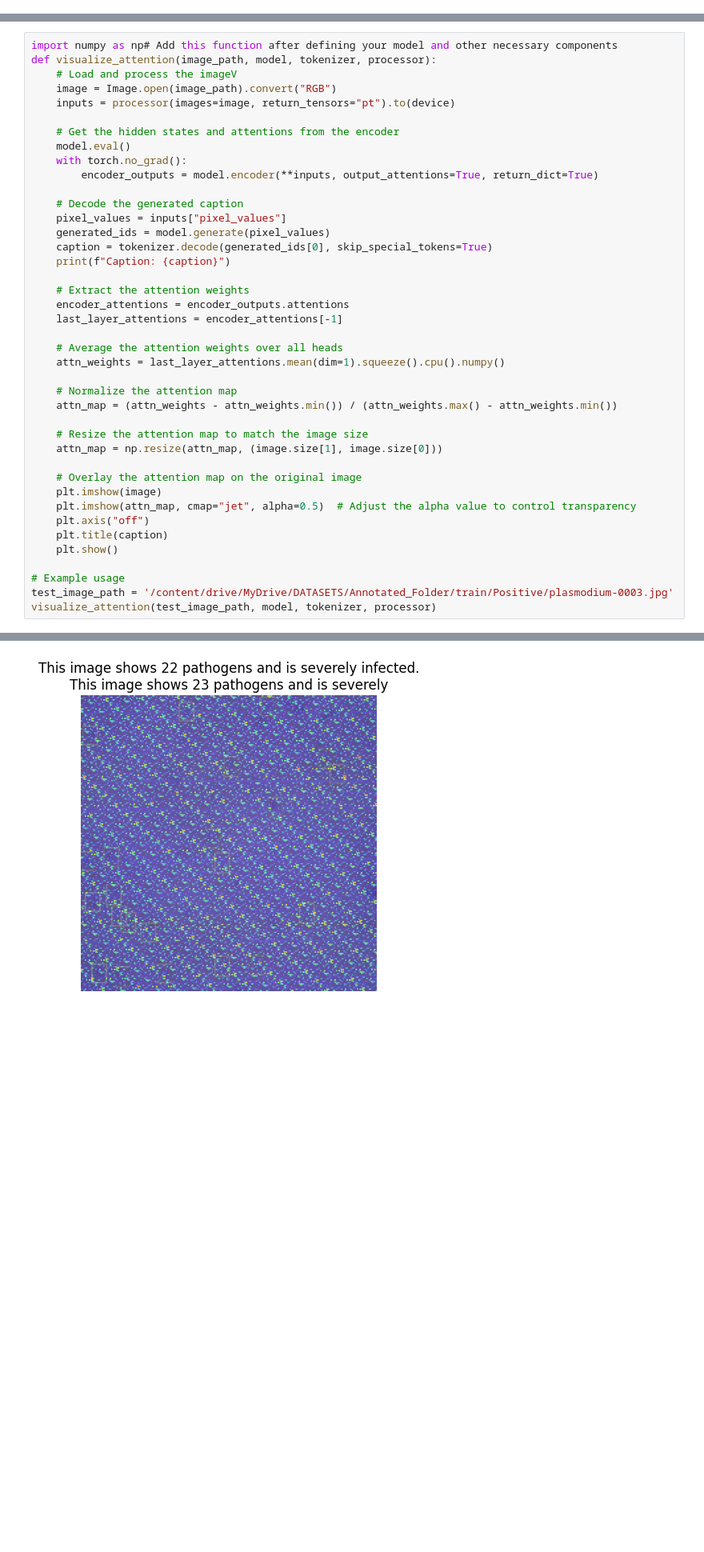
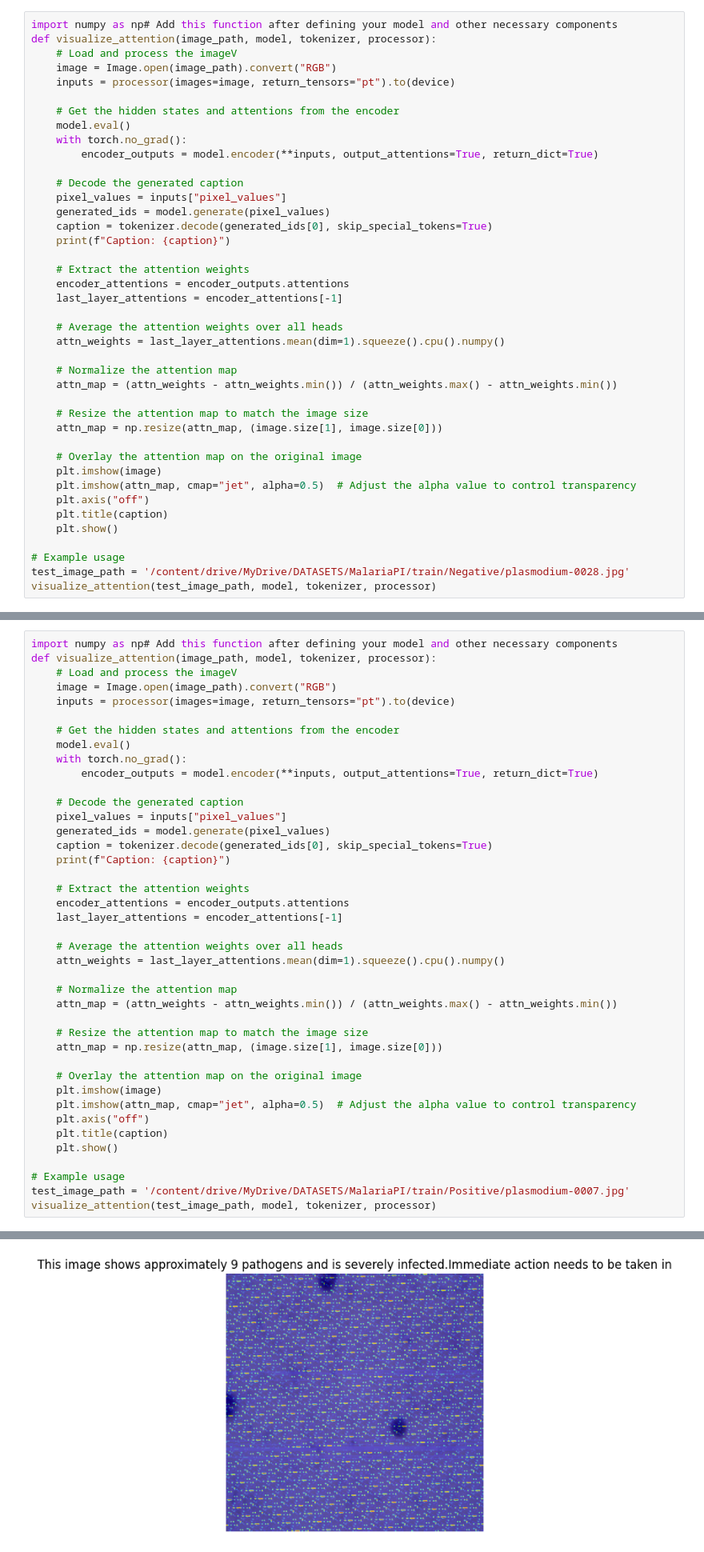
Before and after one commit to BRIAN12682/Automation-Projects, a Jupyter notebook: NLPMalaria3.ipynb, the cells around one changed output, grey strips where cells are left out. Shown at 80% size. Saved outputs shown, nothing was run; the diff lists cells and outputs as text; blank space fills up the shorter version.

Commit message:
Model Version 1

```diff
--- a/NLPMalaria3.ipynb
+++ b/NLPMalaria3.ipynb
@@ -323,0 +322,41 @@ predict_and_visualize(test_image_path)
+# %%
+import numpy as np# Add this function after defining your model and other necessary components
+def visualize_attention(image_path, model, tokenizer, processor):
+    # Load and process the imageV
+    image = Image.open(image_path).convert("RGB")
+    inputs = processor(images=image, return_tensors="pt").to(device)
+
+    # Get the hidden states and attentions from the encoder
+    model.eval()
+    with torch.no_grad():
+        encoder_outputs = model.encoder(**inputs, output_attentions=True, return_dict=True)
+
+    # Decode the generated caption
+    pixel_values = inputs["pixel_values"]
+    generated_ids = model.generate(pixel_values)
+    caption = tokenizer.decode(generated_ids[0], skip_special_tokens=True)
+    print(f"Caption: {caption}")
+
+    # Extract the attention weights
+    encoder_attentions = encoder_outputs.attentions
+    last_layer_attentions = encoder_attentions[-1]
+
+    # Average the attention weights over all heads
+    attn_weights = last_layer_attentions.mean(dim=1).squeeze().cpu().numpy()
+
+    # Normalize the attention map
+    attn_map = (attn_weights - attn_weights.min()) / (attn_weights.max() - attn_weights.min())
+
+    # Resize the attention map to match the image size
+    attn_map = np.resize(attn_map, (image.size[1], image.size[0]))
+
+    # Overlay the attention map on the original image
+    plt.imshow(image)
+    plt.imshow(attn_map, cmap="jet", alpha=0.5)  # Adjust the alpha value to control transparency
+    plt.axis("off")
+    plt.title(caption)
+    plt.show()
+
+# Example usage
+test_image_path = '/content/drive/MyDrive/DATASETS/MalariaPI/train/Negative/plasmodium-0028.jpg'
+visualize_attention(test_image_path, model, tokenizer, processor)
@@ -360,6 +402,6 @@ def visualize_attention(image_path, model, tokenizer, processor):
     plt.show()
 
 # Example usage
-test_image_path = '/content/drive/MyDrive/DATASETS/Annotated_Folder/train/Positive/plasmodium-0003.jpg'
+test_image_path = '/content/drive/MyDrive/DATASETS/MalariaPI/train/Positive/plasmodium-0007.jpg'
 visualize_attention(test_image_path, model, tokenizer, processor)
 # %% [output]
@@ -368 +409 @@ This image shows 23 pathogens and is severely
-[figure, old version]
+[figure, new version]
```
Also changed, not shown: parts of 27 cells of this notebook.
